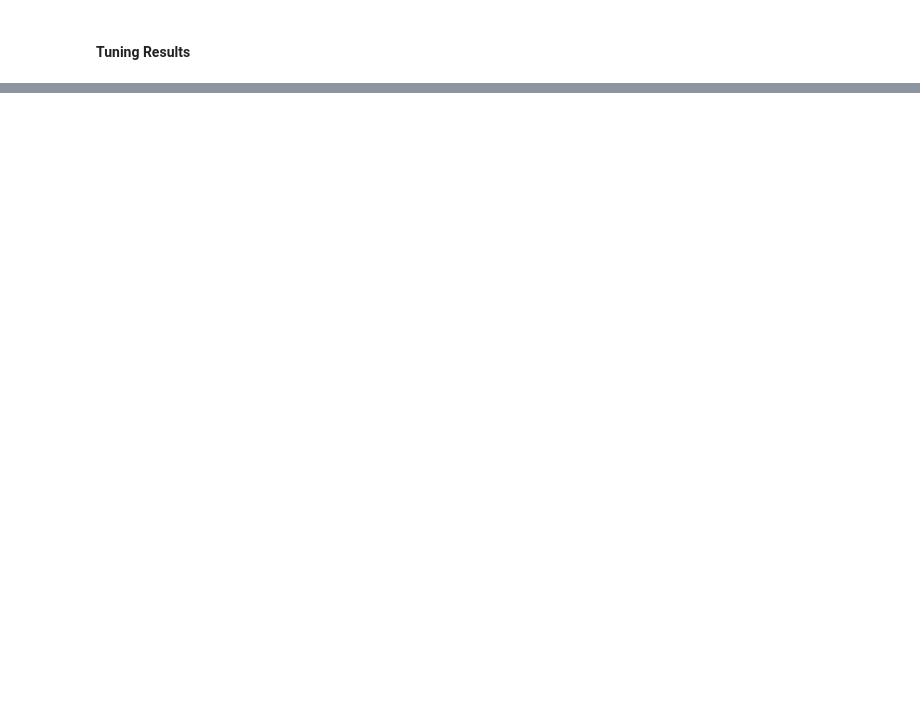
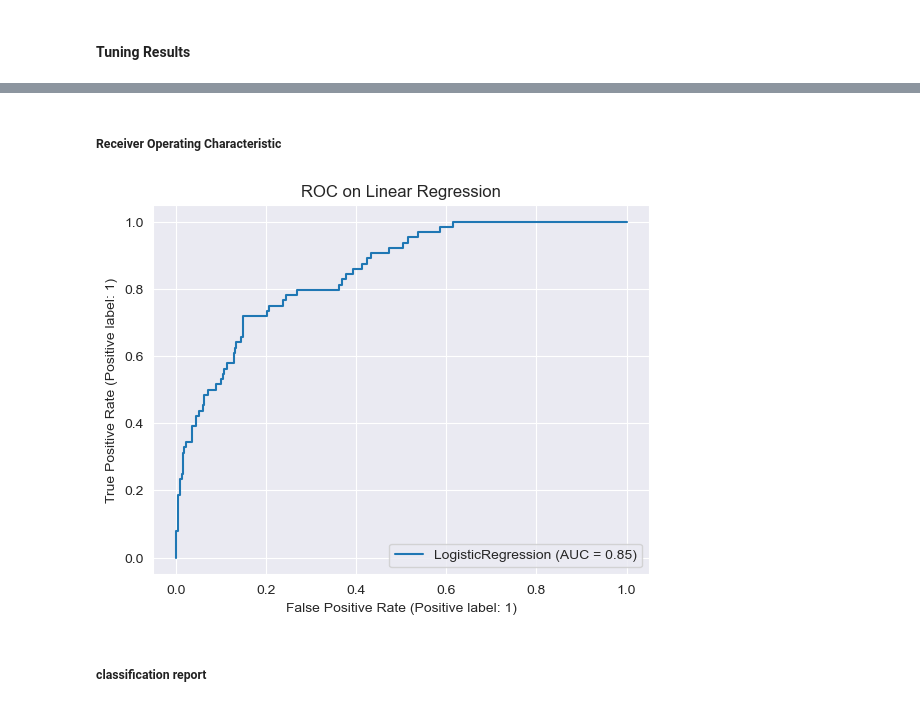
Before and after one commit to maninder56/Predicting-Risk-of-Stroke-using-Machine-Learning, a Jupyter notebook: stroke_prediction.ipynb, the cells around one changed output, grey strips where cells are left out. Drawn from its saved outputs; the diff is of its cells as text; code cells hidden in the pictures; blank space fills up the shorter version.

```diff
--- a/stroke_prediction.ipynb
+++ b/stroke_prediction.ipynb
@@ -521,0 +555,11 @@ plot_results(result)
+# %% [markdown]
+##### Receiver Operating Characteristic
+# %%
+from sklearn import metrics
+metrics.plot_roc_curve(best_LogReg_model, X_test, y_test)
+plt.title('ROC on Linear Regression')
+plt.show()
+# %% [output]
+[figure, added]
+# %% [markdown]
+##### classification report
```
Also changed, not shown: parts of 38 cells of this notebook.
